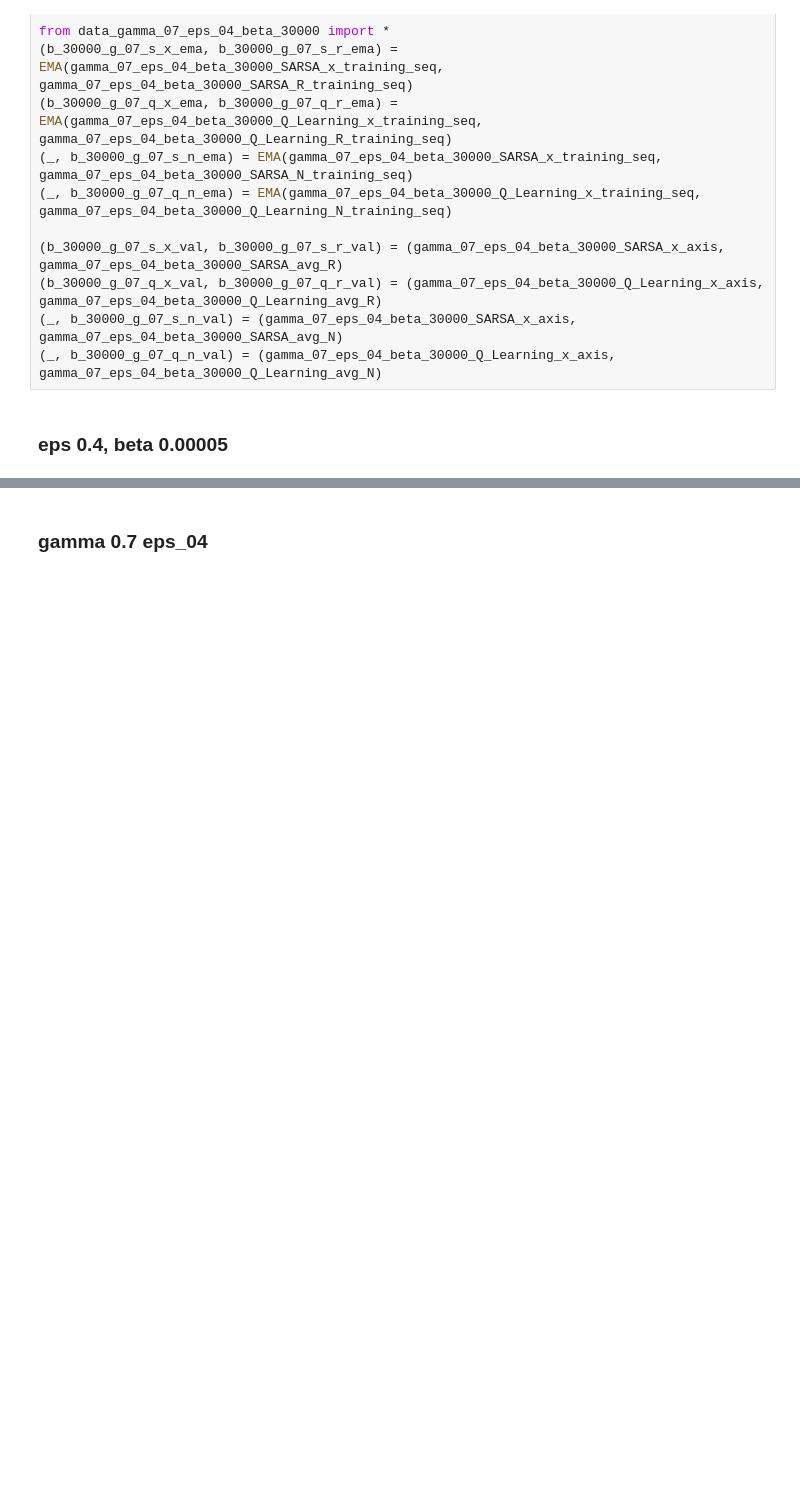
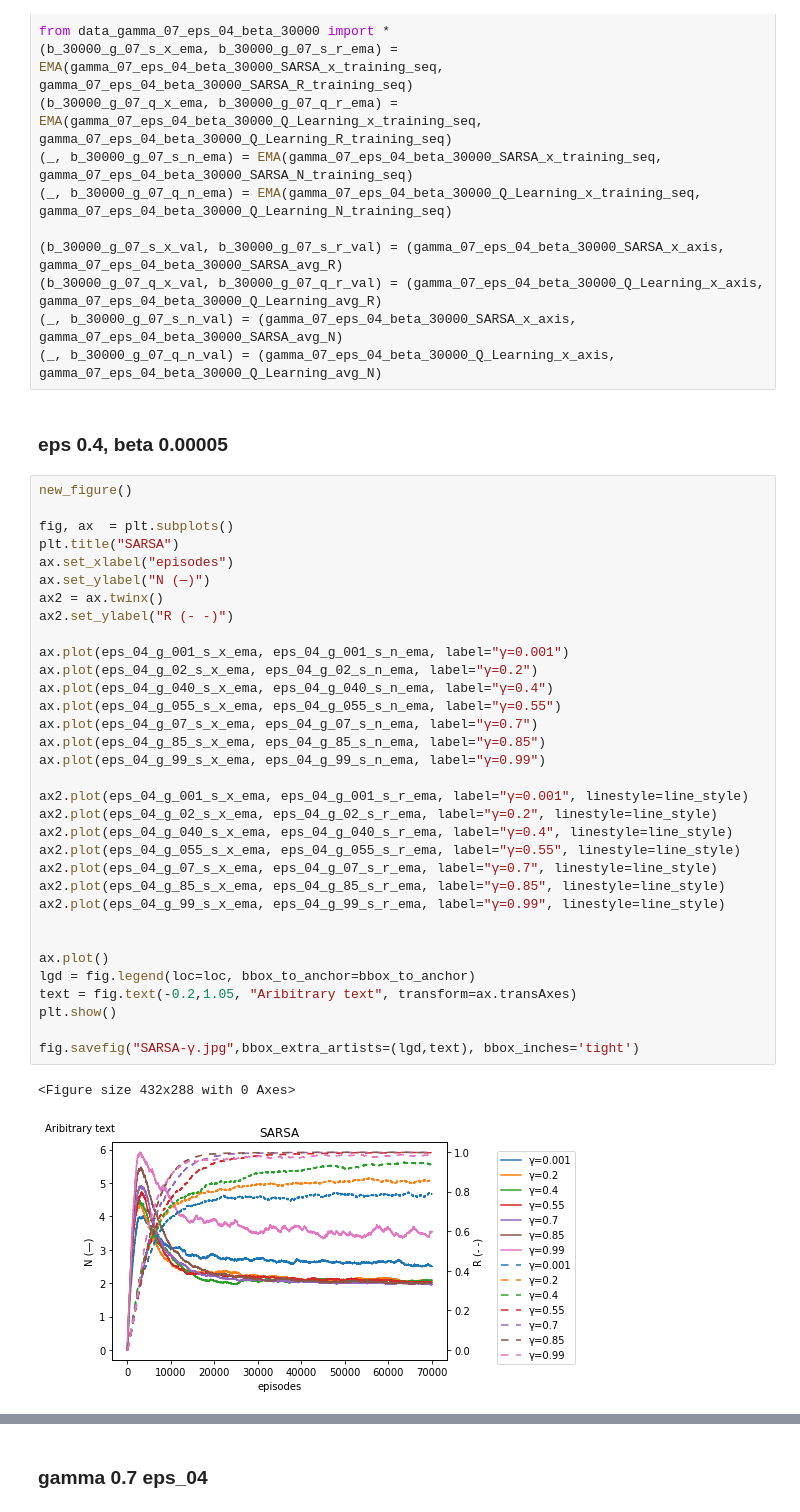
Before and after one commit to JunTu-XD/RL-Checkmate, a Jupyter notebook: data/plotting2.ipynb, the cells around one changed output, grey strips where cells are left out. Cells and saved outputs as stored; diff of their text form; blank space fills up the shorter version.

```diff
--- a/data/plotting2.ipynb
+++ b/data/plotting2.ipynb
@@ -181,6 +187,42 @@ from data_gamma_07_eps_04_beta_30000 import *
 (_, b_30000_g_07_q_n_val) = (gamma_07_eps_04_beta_30000_Q_Learning_x_axis, gamma_07_eps_04_beta_30000_Q_Learning_avg_N)
 # %% [markdown]
 ### eps 0.4, beta 0.00005
+# %%
+new_figure()
+
+fig, ax  = plt.subplots()
+plt.title("SARSA")
+ax.set_xlabel("episodes")
+ax.set_ylabel("N (—)")
+ax2 = ax.twinx()
+ax2.set_ylabel("R (- -)")
+
+ax.plot(eps_04_g_001_s_x_ema, eps_04_g_001_s_n_ema, label="γ=0.001")
+ax.plot(eps_04_g_02_s_x_ema, eps_04_g_02_s_n_ema, label="γ=0.2")
+ax.plot(eps_04_g_040_s_x_ema, eps_04_g_040_s_n_ema, label="γ=0.4")
+ax.plot(eps_04_g_055_s_x_ema, eps_04_g_055_s_n_ema, label="γ=0.55")
+ax.plot(eps_04_g_07_s_x_ema, eps_04_g_07_s_n_ema, label="γ=0.7")
+ax.plot(eps_04_g_85_s_x_ema, eps_04_g_85_s_n_ema, label="γ=0.85")
+ax.plot(eps_04_g_99_s_x_ema, eps_04_g_99_s_n_ema, label="γ=0.99")
+
+ax2.plot(eps_04_g_001_s_x_ema, eps_04_g_001_s_r_ema, label="γ=0.001", linestyle=line_style)
+ax2.plot(eps_04_g_02_s_x_ema, eps_04_g_02_s_r_ema, label="γ=0.2", linestyle=line_style)
+ax2.plot(eps_04_g_040_s_x_ema, eps_04_g_040_s_r_ema, label="γ=0.4", linestyle=line_style)
+ax2.plot(eps_04_g_055_s_x_ema, eps_04_g_055_s_r_ema, label="γ=0.55", linestyle=line_style)
+ax2.plot(eps_04_g_07_s_x_ema, eps_04_g_07_s_r_ema, label="γ=0.7", linestyle=line_style)
+ax2.plot(eps_04_g_85_s_x_ema, eps_04_g_85_s_r_ema, label="γ=0.85", linestyle=line_style)
+ax2.plot(eps_04_g_99_s_x_ema, eps_04_g_99_s_r_ema, label="γ=0.99", linestyle=line_style)
+
+
+ax.plot()
+lgd = fig.legend(loc=loc, bbox_to_anchor=bbox_to_anchor)
+text = fig.text(-0.2,1.05, "Aribitrary text", transform=ax.transAxes)
+plt.show()
+
+fig.savefig("SARSA-γ.jpg",bbox_extra_artists=(lgd,text), bbox_inches='tight')
+# %% [output]
+<Figure size 432x288 with 0 Axes>
+[figure, added]
 # %%
 new_figure()
 
```
Also changed, not shown: parts of 6 cells of this notebook.
